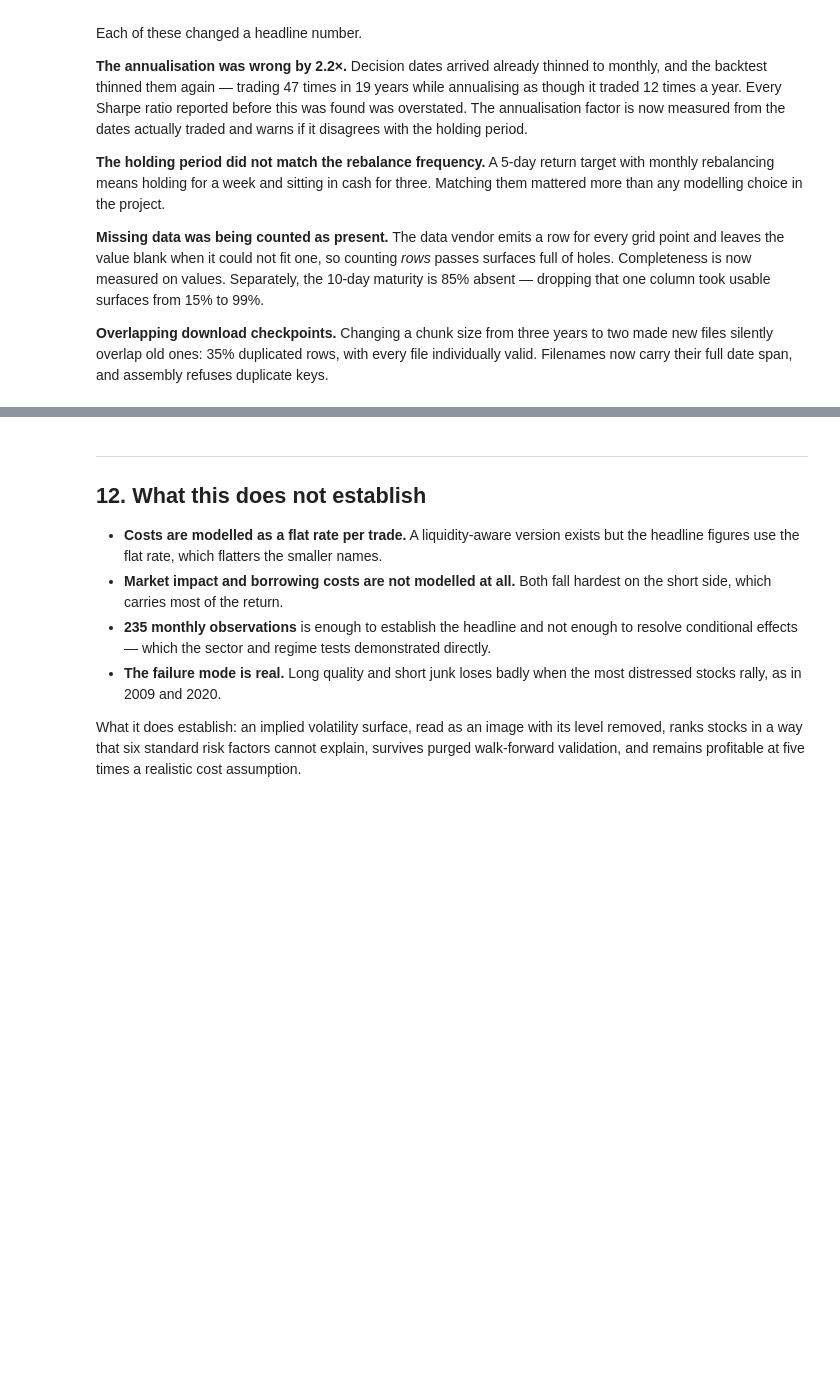
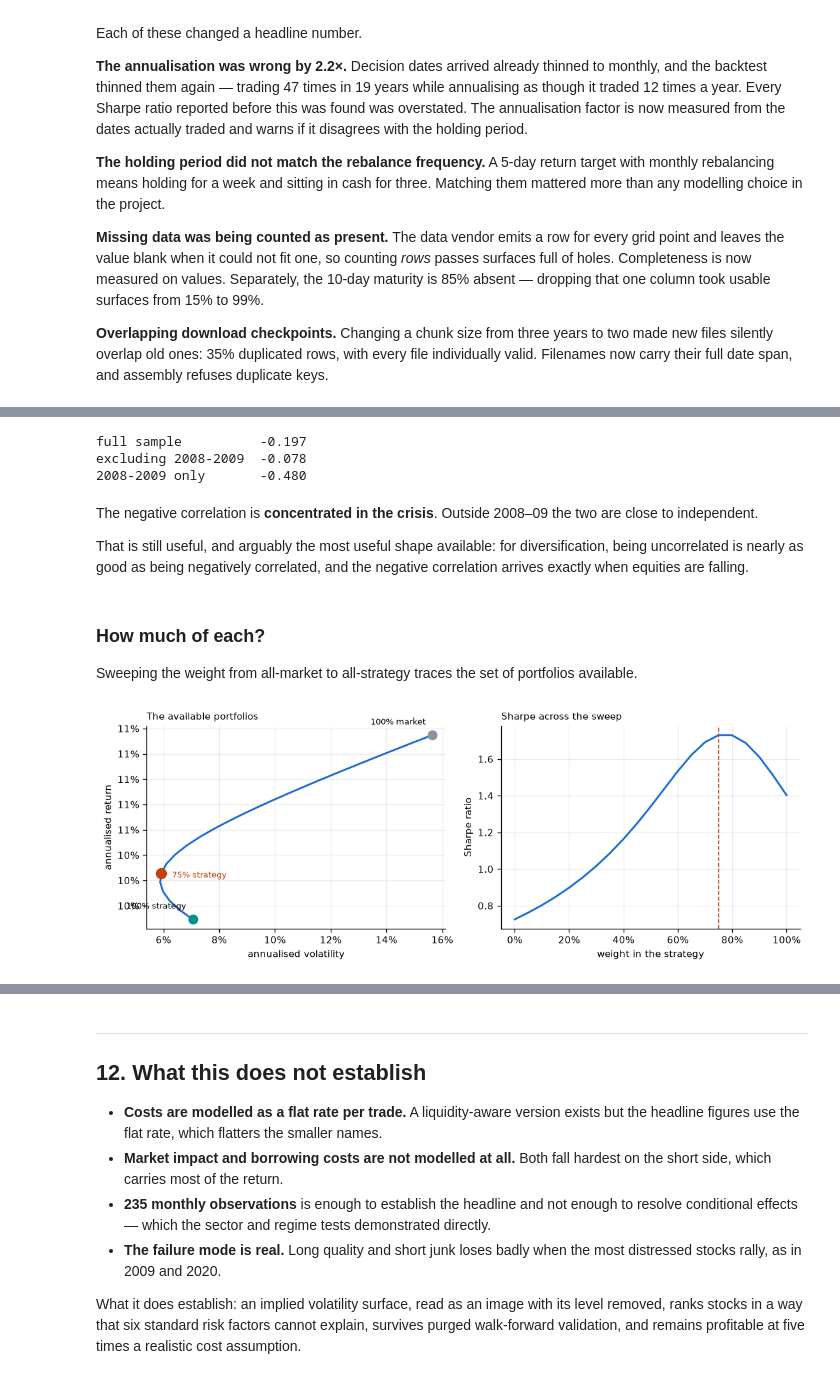
Before and after one commit to jlad314/market-image-prediction, a Jupyter notebook: notebooks/results.ipynb, the cells around one changed output, grey strips where cells are left out. Drawn from its saved outputs; the diff is of its cells as text; code cells hidden in the pictures; blank space fills up the shorter version.

```diff
--- a/notebooks/results.ipynb
+++ b/notebooks/results.ipynb
@@ -388,0 +402,61 @@ valid. Filenames now carry their full date span, and assembly refuses duplicate
+# %%
+mk = market.sort('date').to_pandas().dropna().set_index('date')
+cn = (ret.filter(pl.col('model')=='surface_cnn').sort('date')
+         .to_pandas().set_index('date'))
+both = cn[['net_10']].join(mk[['market']], how='inner').dropna()
+s, m = both.net_10.values, both.market.values     # both excess of cash
+
+crisis = np.array([d.year in (2008, 2009) for d in both.index])
+print(f'full sample          {np.corrcoef(s, m)[0,1]:+.3f}')
+print(f'excluding 2008-2009  {np.corrcoef(s[~crisis], m[~crisis])[0,1]:+.3f}')
+print(f'2008-2009 only       {np.corrcoef(s[crisis], m[crisis])[0,1]:+.3f}')
+# %% [output]
+full sample          -0.197
+excluding 2008-2009  -0.078
+2008-2009 only       -0.480
+# %% [markdown]
+The negative correlation is **concentrated in the crisis**. Outside 2008–09 the two are
+close to independent.
+
+That is still useful, and arguably the most useful shape available: for diversification,
+being uncorrelated is nearly as good as being negatively correlated, and the negative
+correlation arrives exactly when equities are falling.
+# %% [markdown]
+### How much of each?
+
+Sweeping the weight from all-market to all-strategy traces the set of portfolios
+available.
+# %%
+PPY_ = 11.95
+def stats_of(r):
+    ann = r.mean()*PPY_; vol = r.std(ddof=1)*np.sqrt(PPY_)
+    eq = np.cumprod(1+r); dd = (eq/np.maximum.accumulate(eq)-1).min()
+    return ann, vol, ann/vol, dd
+
+ws = np.arange(0, 1.001, 0.05)
+fr = np.array([stats_of(w*s + (1-w)*m)[:3] for w in ws])
+
+fig, axes = plt.subplots(1, 2, figsize=(9.4, 3.5))
+ax = axes[0]
+ax.plot(fr[:,1], fr[:,0], color=BLUE, lw=1.8, zorder=2)
+for w, lab, c in [(0.0,'100% market',GREY), (1.0,'100% strategy',TEAL)]:
+    a_, v_, _ = stats_of(w*s + (1-w)*m)[:3]
+    ax.scatter([v_],[a_], s=70, c=c, zorder=3)
+    ax.annotate(lab,(v_,a_),textcoords='offset points',xytext=(-6,10),fontsize=8,ha='right')
+best = int(np.argmax(fr[:,2]))
+ax.scatter([fr[best,1]],[fr[best,0]], s=90, c=RUST, zorder=4)
+ax.annotate(f'{ws[best]:.0%} strategy', (fr[best,1], fr[best,0]),
+            textcoords='offset points', xytext=(10,-4), fontsize=8, color=RUST)
+ax.xaxis.set_major_formatter(pct); ax.yaxis.set_major_formatter(pct)
+ax.set_xlabel('annualised volatility'); ax.set_ylabel('annualised return')
+ax.set_title('The available portfolios', loc='left', fontsize=9)
+
+ax = axes[1]
+ax.plot(ws, fr[:,2], color=BLUE, lw=1.8)
+ax.axvline(ws[best], color=RUST, lw=1, ls='--')
+ax.set_xlabel('weight in the strategy'); ax.set_ylabel('Sharpe ratio')
+ax.xaxis.set_major_formatter(pct)
+ax.set_title('Sharpe across the sweep', loc='left', fontsize=9)
+plt.tight_layout()
+# %% [output]
+[figure, added]
```
Also changed, not shown: parts of 7 cells of this notebook.
